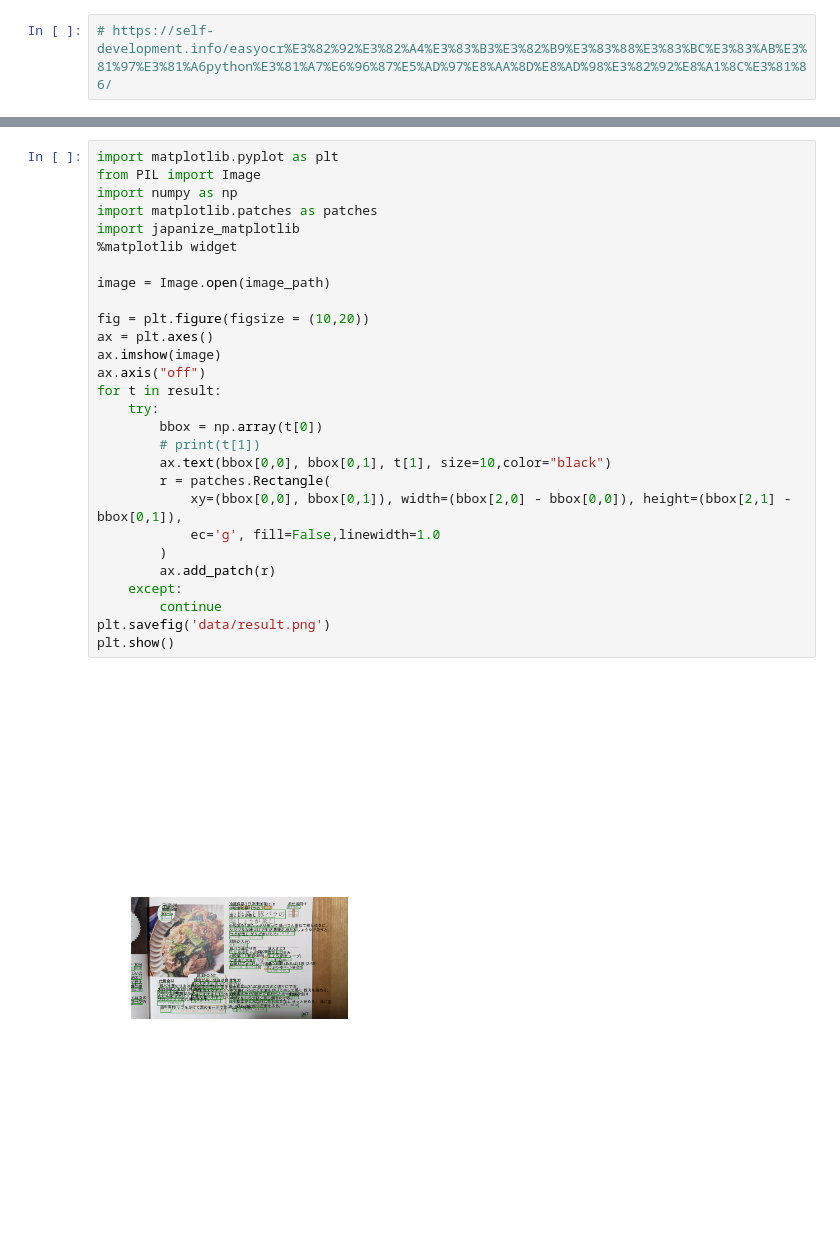
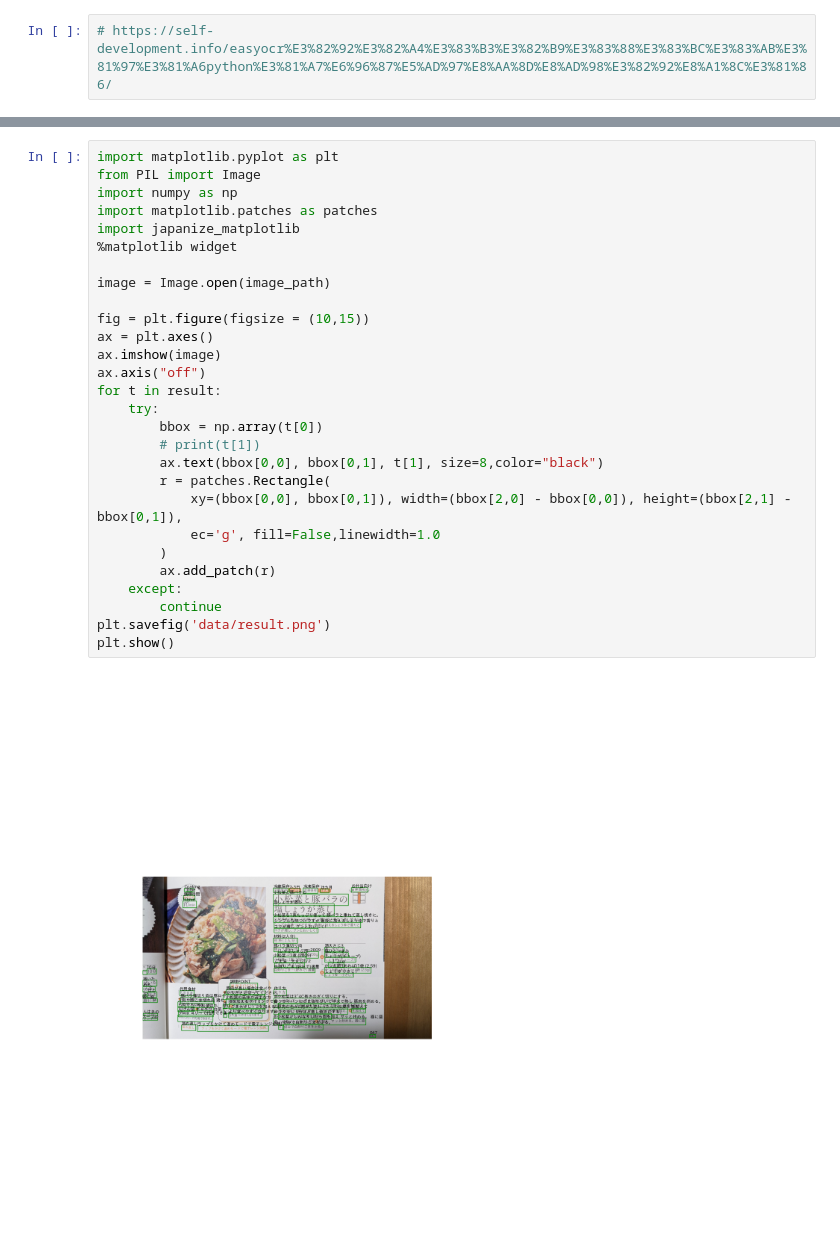
Before and after one commit to harukary/gpt_recipe_app, a Jupyter notebook: _dev/easy_ocr.ipynb, the cells around one changed output, grey strips where cells are left out. Cells and saved outputs as stored; diff of their text form.

```diff
--- a/_dev/easy_ocr.ipynb
+++ b/_dev/easy_ocr.ipynb
@@ -13,30 +35,30 @@ result = reader.readtext(image_path)#, detail=0)
 # %%
 import matplotlib.pyplot as plt
 from PIL import Image
 import numpy as np
 import matplotlib.patches as patches
 import japanize_matplotlib
 %matplotlib widget
 
 image = Image.open(image_path)
 
-fig = plt.figure(figsize = (10,20))
+fig = plt.figure(figsize = (10,15))
 ax = plt.axes()
 ax.imshow(image)
 ax.axis("off")
 for t in result:
     try:
         bbox = np.array(t[0])
         # print(t[1])
-        ax.text(bbox[0,0], bbox[0,1], t[1], size=10,color="black")
+        ax.text(bbox[0,0], bbox[0,1], t[1], size=8,color="black")
         r = patches.Rectangle(
             xy=(bbox[0,0], bbox[0,1]), width=(bbox[2,0] - bbox[0,0]), height=(bbox[2,1] - bbox[0,1]),
             ec='g', fill=False,linewidth=1.0
         )
         ax.add_patch(r)
     except:
         continue
 plt.savefig('data/result.png')
 plt.show()
 # %% [output]
-[figure, old version]
+[figure, new version]
```
Also changed, not shown: parts of 2 cells of this notebook, 7 other files.
